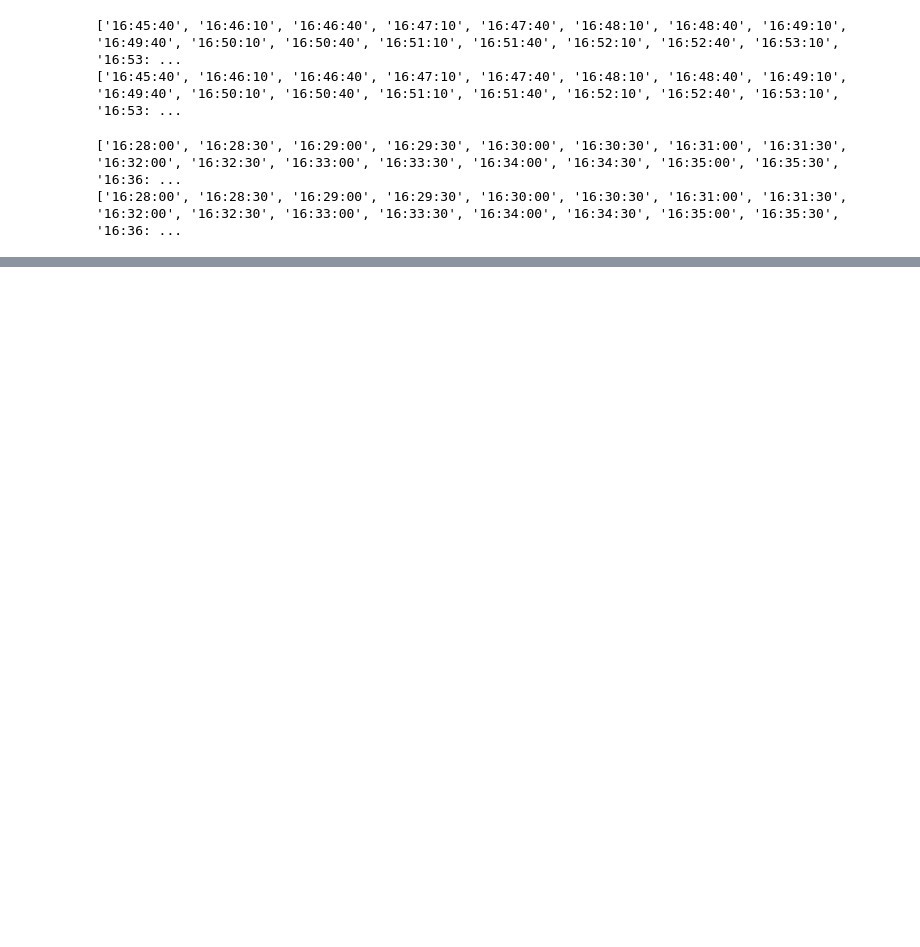
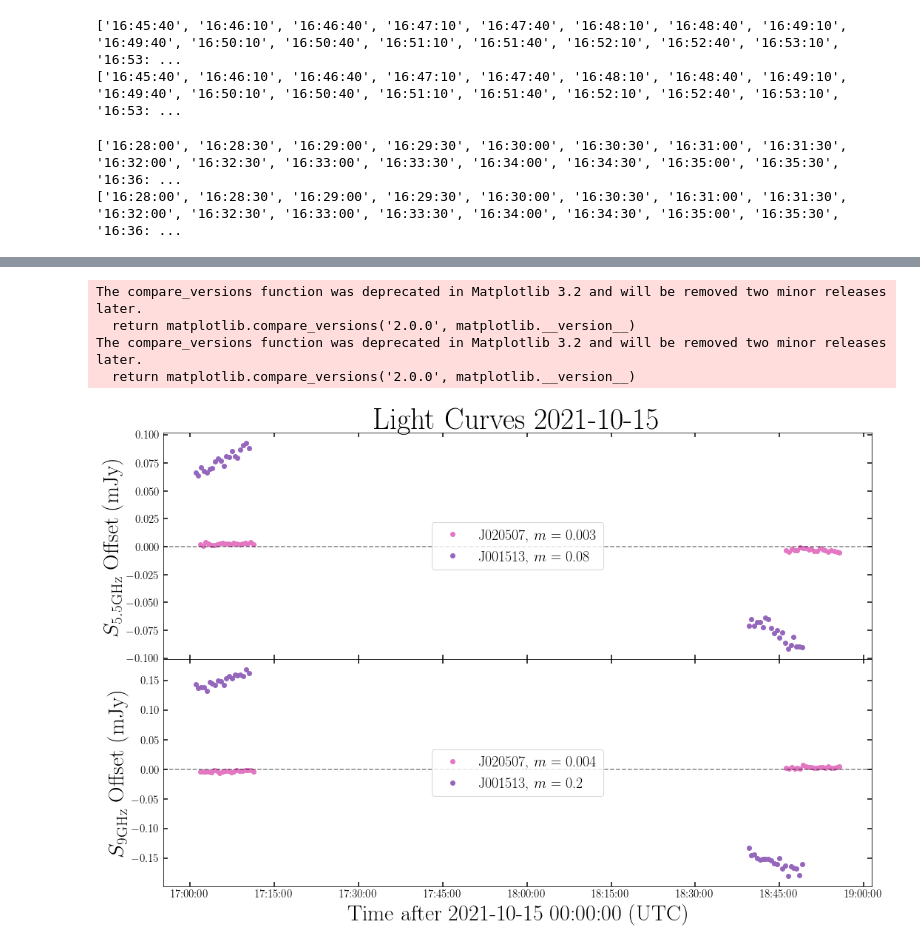
Before and after one commit to astrokatross/ATCA_datareduction, a Jupyter notebook: bin/timeseries.ipynb, the cells around one changed output, grey strips where cells are left out. Saved outputs shown, nothing was run; the diff lists cells and outputs as text; code cells hidden in the pictures; blank space fills up the shorter version.

```diff
--- a/bin/timeseries.ipynb
+++ b/bin/timeseries.ipynb
@@ -392,3 +440,6 @@ j020507_c = flux
+# %%
+j001513_x_fluxes = fluxes
+j001513_x = flux
 # %%
 j020507_x_fluxes = fluxes
 j020507_x = flux
@@ -451,0 +463,15 @@ plt.savefig("/data/ATCA/analysis/J033023_sec_2021-10-15-lightcurve.png",facecolo
+# %%
+# plt_dates_001513 = plt_dates_001513 - datetime.timedelta(hours=0, minutes=52)
+
+for i in range(len(plt_dates_001513)):
+    plt_dates_001513[i] = plt_dates_001513[i] - datetime.timedelta(hours=0, minutes=52)
+# %%
+errs = np.full(len(j020507_c_fluxes), np.std(j020507_c_fluxes))
+print(errs)
+
+j020507_c_fluxes_pc = (j020507_c_fluxes/np.median(j020507_c_fluxes)) -1
+j020507_x_fluxes_pc = (j020507_x_fluxes/np.median(j020507_x_fluxes)) -1
+
+j001513_c_fluxes_pc = (j001513_c_fluxes/np.median(j001513_c_fluxes)) -1
+j001513_x_fluxes_pc = (j001513_x_fluxes/np.median(j001513_x_fluxes)) -1
+print(j020507_c_fluxes_pc)
@@ -451,0 +500,50 @@ plt.savefig("/data/ATCA/analysis/J033023_sec_2021-10-15-lightcurve.png",facecolo
+# %%
+fig = plt.figure(1, figsize=(15,10),facecolor='white')
+gs = fig.add_gridspec(2,hspace=0)
+axes = gs.subplots(sharex=True)
+axes[0].set_title("Light Curves 2021-10-15", fontsize=40)
+# axes[0].plot_date(plt_dates_020507_sec, (j020507_sec_c_fluxes-j020507_sec_c), label="Sec")
+# axes[1].plot_date(plt_dates_020507_sec, (j020507_sec_x_fluxes-j020507_sec_x), label="Sec")
+
+axes[0].plot_date(plt_dates_020507, j020507_c_fluxes_pc, color="C6",label=f"J020507, $m=$ {mod_c_020507}")
+axes[1].plot_date(plt_dates_020507, j020507_x_fluxes_pc, color='C6',label=f"J020507, $m=$ {mod_x_020507}")
+axes[0].plot_date(plt_dates_001513, j001513_c_fluxes_pc, color="C4",label=f"J001513, $m=$ {mod_c_001513}")
+axes[1].plot_date(plt_dates_001513, j001513_x_fluxes_pc, color='C4', label=f"J001513, $m=$ {mod_x_001513}")
+# axes[0].plot_date(plt_dates_033023, (j033023_c_fluxes-np.nanmedian(j033023_c_fluxes))*1000,color="C9",label=f"J033023, $m=$ {mod_c_033023}")
+# axes[1].plot_date(plt_dates_033023, (j033023_x_fluxes-np.nanmedian(j033023_x_fluxes)),color='C9', label="J033023")
+axes[0].set_ylabel(r"$S_{5.5\mathrm{GHz}}$ Offset (mJy)",fontsize = 30)
+axes[1].set_ylabel(r"$S_{9\mathrm{GHz}}$ Offset (mJy)",fontsize = 30)
+axes[1].set_xlabel(r"Time after 2021-10-15 00:00:00 (UTC)",fontsize = 30)
+myFmt = DateFormatter("%H:%M:%S")
+axes[1].xaxis.set_major_formatter(myFmt)
+# customize tick directions and lengths
+axes[0].tick_params(
+    axis="both", which="major", direction="in", length=6, width=1.5, pad=5
+)
+axes[0].tick_params(
+    axis="both", which="minor", direction="in", length=4, width=1.5
+)
+axes[1].tick_params(
+    axis="both", which="major", direction="in", length=6, width=1.5, pad=5
+)
+axes[1].tick_params(
+    axis="both", which="minor", direction="in", length=4, width=1.5
+)
+axes[0].tick_params(
+    axis="both", which="both", labelsize="15", right=True, top=True
+)
+axes[1].tick_params(
+    axis="both", which="both", labelsize="15", right=True, top=True
+)
+axes[0].legend(loc="center", fontsize=20)
+axes[1].legend(loc="center", fontsize=20)
+axes[0].axhline(y=0, color='k', alpha=0.5, linestyle='--')
+axes[1].axhline(y=0, color='k', alpha=0.5, linestyle='--')
+plt.tight_layout()
+plt.savefig("/data/ATCA/analysis/2021-10-15-lightcurve.png",facecolor=fig.get_facecolor(),transparent=False)
+# %% [output]
+The compare_versions function was deprecated in Matplotlib 3.2 and will be removed two minor releases later.
+  return matplotlib.compare_versions('2.0.0', matplotlib.__version__)
+The compare_versions function was deprecated in Matplotlib 3.2 and will be removed two minor releases later.
+  return matplotlib.compare_versions('2.0.0', matplotlib.__version__)
+[figure, added]
```
Also changed, not shown: parts of 12 cells of this notebook, 9 other files.
